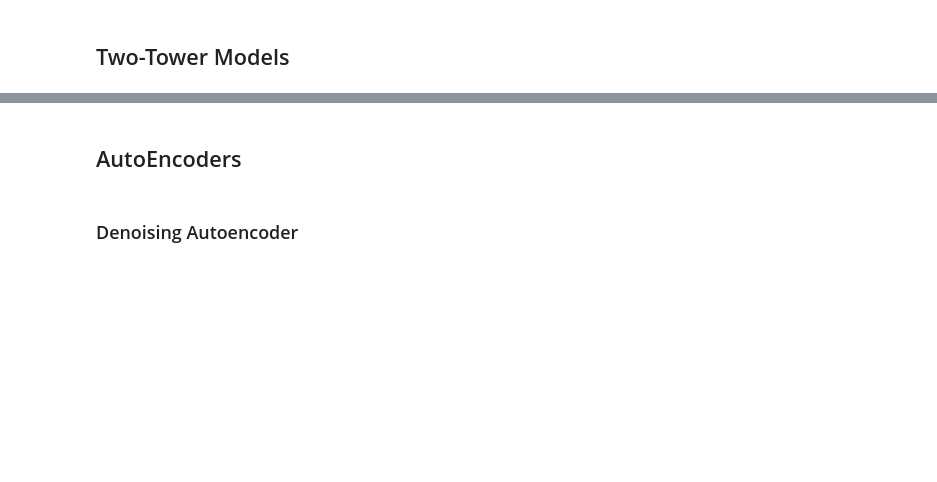
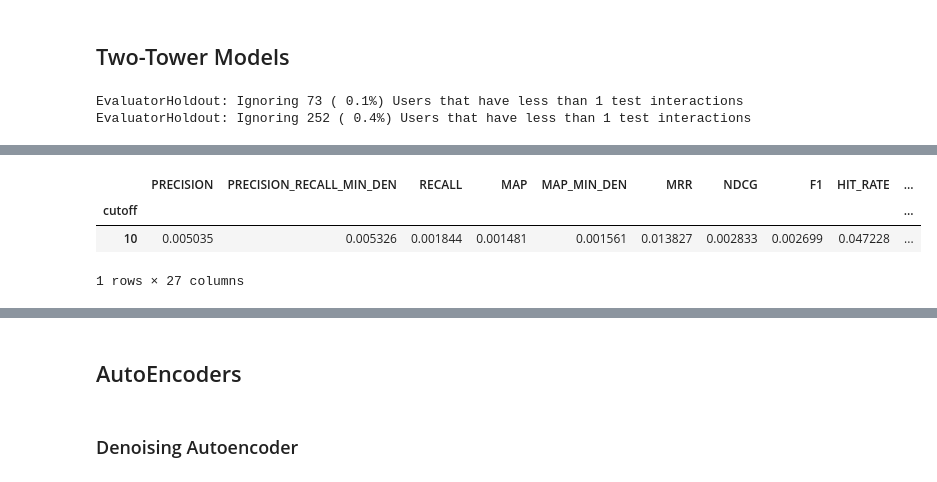
Before and after one commit to tomaz-suller/recsys, a Jupyter notebook: Practice extra 11 - Deep Learning Recommenders.ipynb, the cells around one changed output, grey strips where cells are left out. Drawn from its saved outputs; the diff is of its cells as text; code cells hidden in the pictures; blank space fills up the shorter version.

Commit message:
Feature: add Deep Learning Notebook, BOOKMARK: 2 TOWER

```diff
--- a/Practice extra 11 - Deep Learning Recommenders.ipynb
+++ b/Practice extra 11 - Deep Learning Recommenders.ipynb
@@ -39,6 +39,11 @@ from sklearn.model_selection import train_test_split
 import torch
 import torch.nn as nn
 import torch.optim as optim
+
+if torch.backends.mps.is_available(): # if torch.cuda.is_available() if you use NVIDIA GPUs
+    device = torch.device("mps")
+else:
+    device = torch.device("cpu")
 # %%
 # load iris dataset
 iris = load_iris()
@@ -81,10 +86,10 @@ model = MLP()
 
 # define a loss function and optimizer
 criterion = nn.CrossEntropyLoss()
-optimizer = optim.SGD(model.parameters(), lr=0.4)
+optimizer = optim.SGD(model.parameters(), lr=0.01)
 
 # train the model
-for epoch in range(10):
+for epoch in range(100):
     running_loss = 0.0
     for i, data in enumerate(data_loader, 0):
         inputs, labels = data
@@ -141,0 +419,19 @@ Test loss: 0.403, Accuracy: 97.50
+# %%
+# Training and testing
+from Evaluation.Evaluator import EvaluatorHoldout
+
+evaluator_test = EvaluatorHoldout(URM_test, [10])
+evaluator_validation = EvaluatorHoldout(URM_val, [10])
+# %% [output]
+EvaluatorHoldout: Ignoring 73 ( 0.1%) Users that have less than 1 test interactions
+EvaluatorHoldout: Ignoring 252 ( 0.4%) Users that have less than 1 test interactions
+# %%
+# Train and test type 1
+twotower_1 = TwoTowerRecommender_type1(URM_train, URM_train.shape[0], URM_train.shape[1], layers=[10,5,2,2], reg_layers=[0,0,0,0])
+
+twotower_1.fit(epochs=300, batch_size=1024, learning_rate=0.01)
+
+results_df, _ = evaluator_test.evaluateRecommender(twotower_1)
+
+results_df
+# %% [output]
@@ -141,0 +455,4 @@ Test loss: 0.403, Accuracy: 97.50
+|  | PRECISION | PRECISION_RECALL_MIN_DEN | RECALL | MAP | MAP_MIN_DEN | MRR | NDCG | F1 | HIT_RATE | ... |
+| cutoff |  |  |  |  |  |  |  |  |  | ... |
+| 10 | 0.005035 | 0.005326 | 0.001844 | 0.001481 | 0.001561 | 0.013827 | 0.002833 | 0.002699 | 0.047228 | ... |
+1 rows × 27 columns
```
Also changed, not shown: parts of 11 cells of this notebook, 1 other file.
